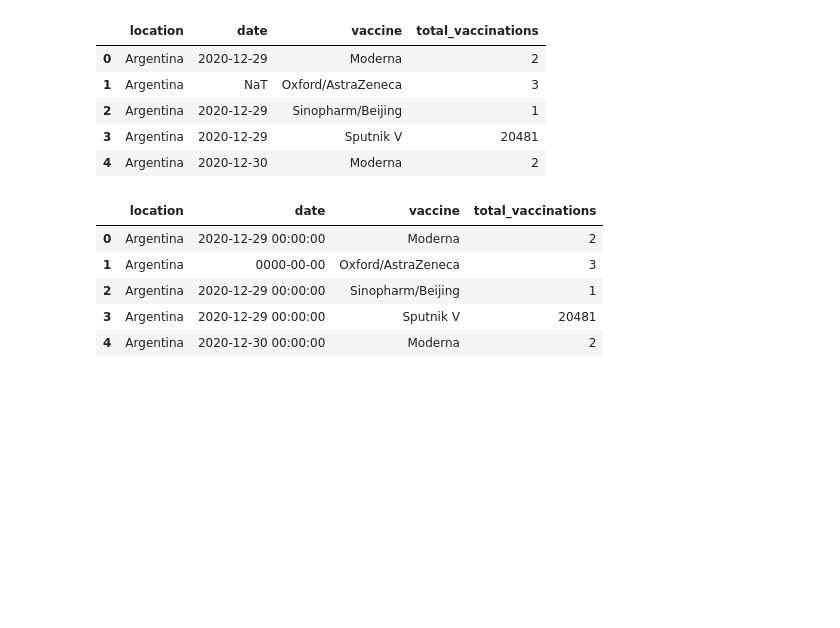
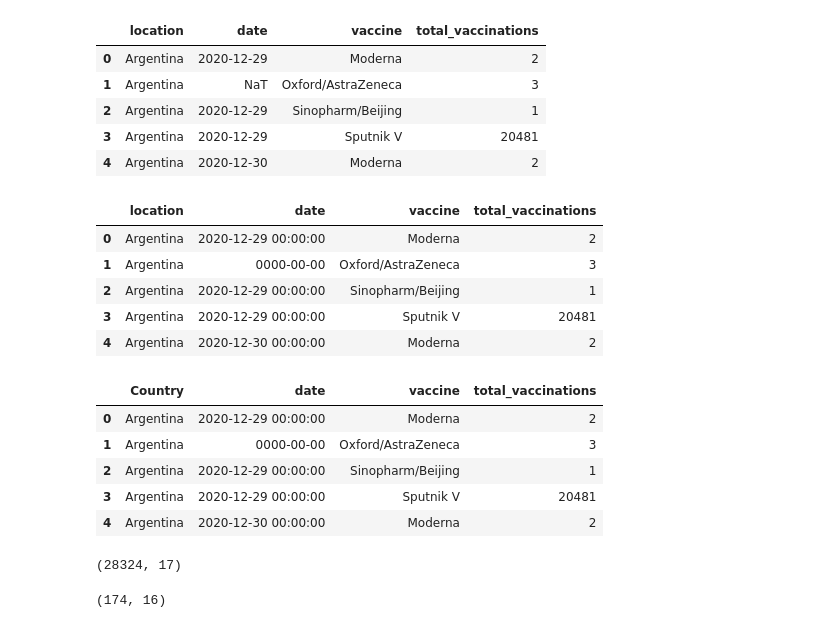
Before and after one commit to JoanneSiarivita/Data_Viz, a Jupyter notebook: data_viz/notebooks/DV.ipynb, the cells around one changed output. Cells and saved outputs as stored; diff of their text form; code cells hidden in the pictures; blank space fills up the shorter version.

```diff
--- a/data_viz/notebooks/DV.ipynb
+++ b/data_viz/notebooks/DV.ipynb
@@ -165,3 +156,14 @@ vax.head()
 | 2 | Argentina | 2020-12-29 00:00:00 | Sinopharm/Beijing | 1 |
 | 3 | Argentina | 2020-12-29 00:00:00 | Sputnik V | 20481 |
 | 4 | Argentina | 2020-12-30 00:00:00 | Moderna | 2 |
+# %%
+# Rename 'Location' column to 'Country' in vax DataFrame
+vax.rename(columns={'location': 'Country'}, inplace=True)
+vax.head()
+# %% [output]
+|  | Country | date | vaccine | total_vaccinations |
+| 0 | Argentina | 2020-12-29 00:00:00 | Moderna | 2 |
+| 1 | Argentina | 0000-00-00 | Oxford/AstraZeneca | 3 |
+| 2 | Argentina | 2020-12-29 00:00:00 | Sinopharm/Beijing | 1 |
+| 3 | Argentina | 2020-12-29 00:00:00 | Sputnik V | 20481 |
+| 4 | Argentina | 2020-12-30 00:00:00 | Moderna | 2 |
@@ -167,0 +173,4 @@ vax.head()
+# %%
+merged_df.shape
+# %% [output]
+(28324, 17)
@@ -167,0 +180,5 @@ vax.head()
+# %%
+#Display dimensions of the dataframe(df)
+exp.shape
+# %% [output]
+(174, 16)
```
Also changed, not shown: parts of 6 cells of this notebook.
